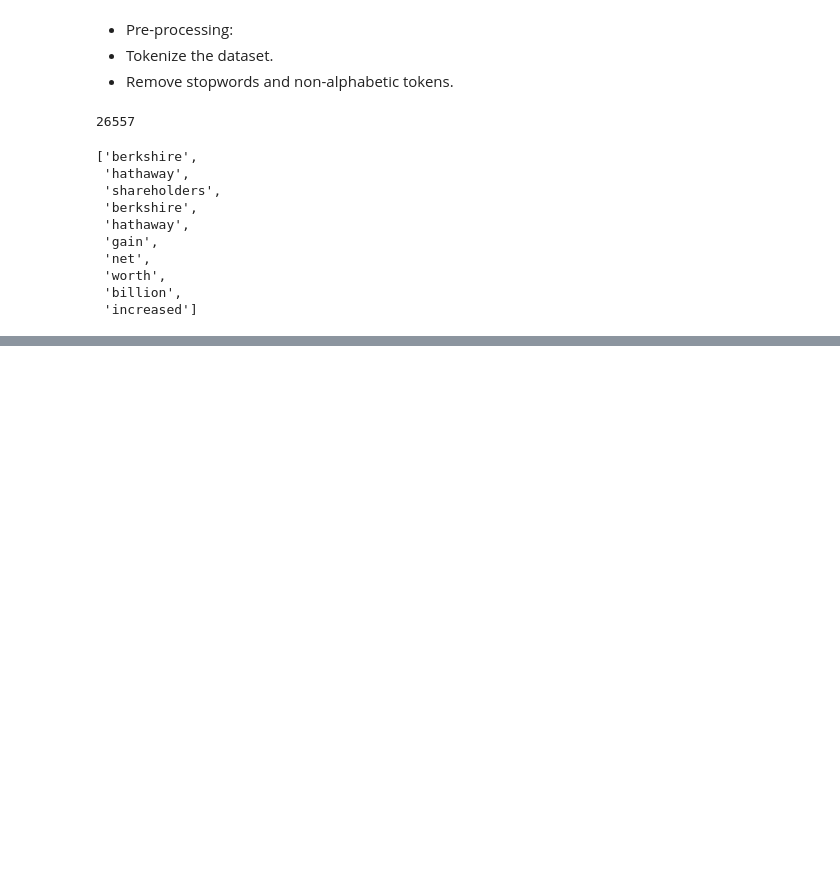
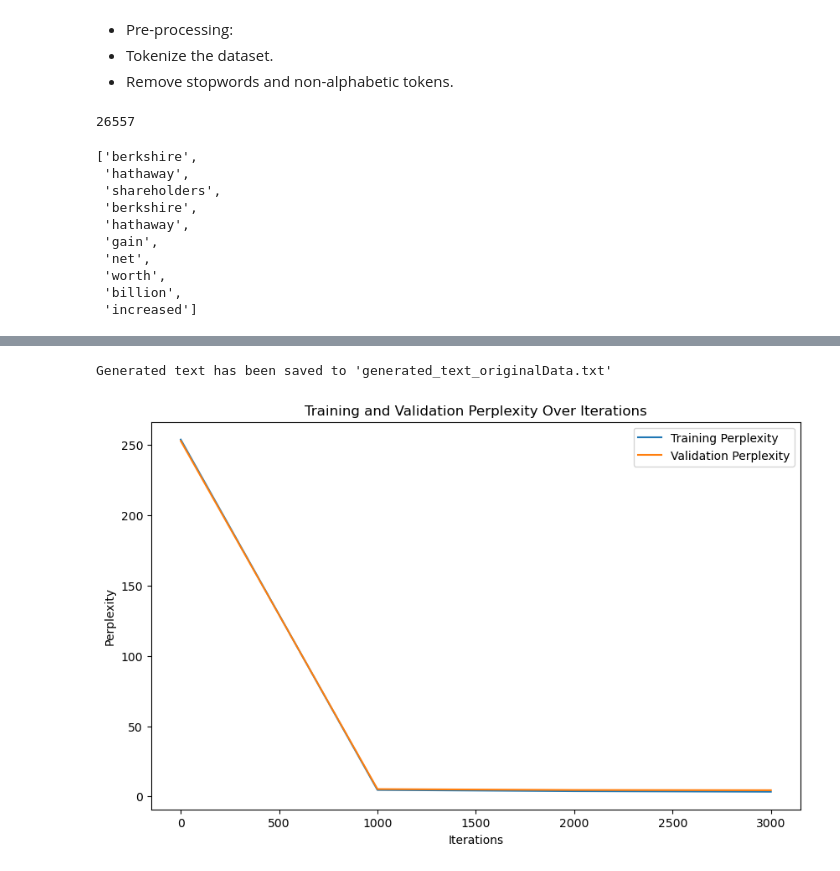
Before and after one commit to AndyFCui/NaturalLanguageProcessing_Intro, a Jupyter notebook: as4/CS6120_NLP_Assignment_4.ipynb, the cells around one changed output, grey strips where cells are left out. Drawn from its saved outputs; the diff is of its cells as text; code cells hidden in the pictures; blank space fills up the shorter version.

```diff
--- a/as4/CS6120_NLP_Assignment_4.ipynb
+++ b/as4/CS6120_NLP_Assignment_4.ipynb
@@ -702,0 +749,25 @@ print(outputs)
+# %%
+# get the output file to check the whole staterment.
+with open('generated_text_originalData.txt', 'w', encoding='utf-8') as file:
+    file.write(outputs)
+
+print("Generated text has been saved to 'generated_text_originalData.txt'")
+# %% [output]
+Generated text has been saved to 'generated_text_originalData.txt'
+# %%
+# Use perplexity function
+# calculate perlexity
+train_perplexity = np.exp(train_losses)
+val_perplexity = np.exp(val_losses)
+
+# plot
+plt.figure(figsize=(10, 6))
+plt.plot(iterations, train_perplexity, label='Training Perplexity')
+plt.plot(iterations, val_perplexity, label='Validation Perplexity')
+plt.xlabel('Iterations')
+plt.ylabel('Perplexity')
+plt.title('Training and Validation Perplexity Over Iterations')
+plt.legend()
+plt.show()
+# %% [output]
+[figure, added]
```
Also changed, not shown: parts of 19 cells of this notebook, 1 other file.
